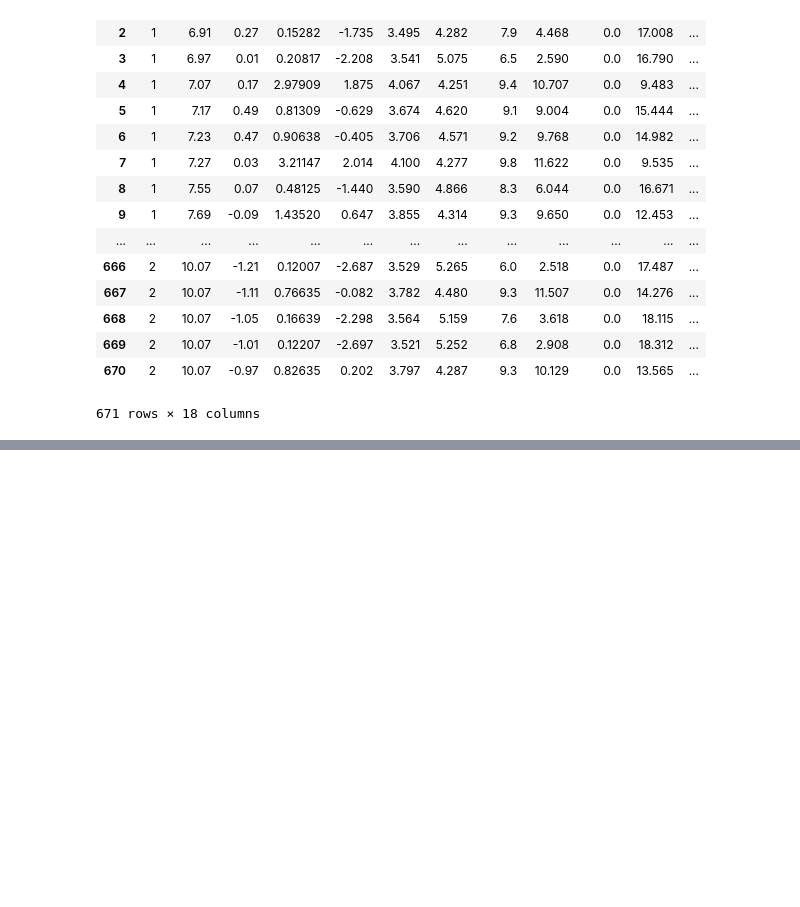
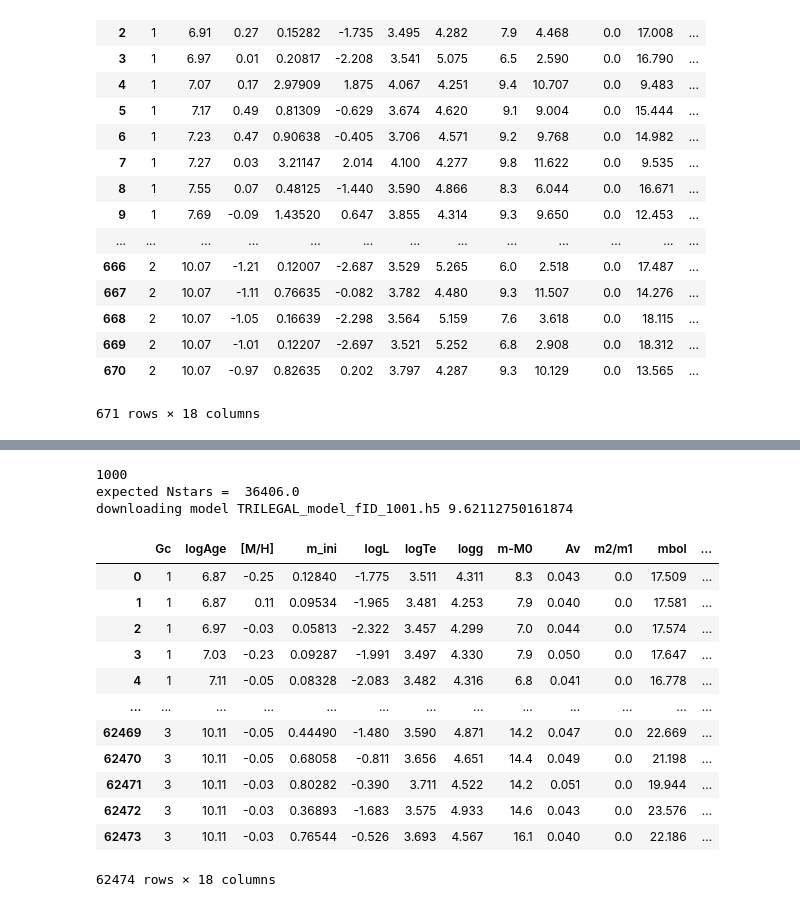
Before and after one commit to ageller/EB-LSST, a Jupyter notebook: input/TRILEGALmodels/getAllTRILEGAL.ipynb, the cells around one changed output, grey strips where cells are left out. Drawn from its saved outputs; the diff is of its cells as text; code cells hidden in the pictures; blank space fills up the shorter version.

```diff
--- a/input/TRILEGALmodels/getAllTRILEGAL.ipynb
+++ b/input/TRILEGALmodels/getAllTRILEGAL.ipynb
@@ -147,0 +182,46 @@ df2
+# %%
+galaxy = TRILEGAL()
+galaxy.maglim = 30
+
+i = np.where(OpS.fieldID == 1001)[0][0]
+print(i)
+
+galaxy.RA = OpS.RA[i]
+galaxy.Dec = OpS.Dec[i]
+galaxy.fieldID = OpS.fieldID[i]
+galaxy.tmpfname = 'TRILEGAL_model_fID_'+str(int(OpS.fieldID[i]))+'.h5'
+galaxy.tmpdir = '/Users/ageller/WORK/LSST/onGitHub/EBLSST/testing/TRILEGAL/'
+
+headVal = head.loc[(head['OpSimID'] == OpS.fieldID[i])]
+if (len(headVal.index) > 0):
+    print("expected Nstars = ",headVal['NstarsTRILEGAL'].iloc[0])
+    if (headVal['NstarsTRILEGAL'].iloc[0] > Nmax):
+        galaxy.area = area0*(Nmax/headVal['NstarsTRILEGAL'].iloc[0])**2.
+
+        print("reducing area to", galaxy.area)
+else:
+    print('dont have OpSim field in header ', OpS.fieldID[i], len(headVal.index))
+
+galaxy.downloadModel()
+# %% [output]
+1000
+expected Nstars =  36406.0
+downloading model TRILEGAL_model_fID_1001.h5 9.62112750161874
+# %%
+f1 = '/Users/ageller/WORK/LSST/onGitHub/EBLSST/input/TRILEGALmodels/TRILEGAL_model_fID_1001.h5'
+df1 = pd.read_hdf(f1)
+df1
+# %% [output]
+|  | Gc | logAge | [M/H] | m_ini | logL | logTe | logg | m-M0 | Av | m2/m1 | mbol | ... |
+| 0 | 1 | 6.87 | -0.25 | 0.12840 | -1.775 | 3.511 | 4.311 | 8.3 | 0.043 | 0.0 | 17.509 | ... |
+| 1 | 1 | 6.87 | 0.11 | 0.09534 | -1.965 | 3.481 | 4.253 | 7.9 | 0.040 | 0.0 | 17.581 | ... |
+| 2 | 1 | 6.97 | -0.03 | 0.05813 | -2.322 | 3.457 | 4.299 | 7.0 | 0.044 | 0.0 | 17.574 | ... |
+| 3 | 1 | 7.03 | -0.23 | 0.09287 | -1.991 | 3.497 | 4.330 | 7.9 | 0.050 | 0.0 | 17.647 | ... |
+| 4 | 1 | 7.11 | -0.05 | 0.08328 | -2.083 | 3.482 | 4.316 | 6.8 | 0.041 | 0.0 | 16.778 | ... |
+| ... | ... | ... | ... | ... | ... | ... | ... | ... | ... | ... | ... | ... |
+| 62469 | 3 | 10.11 | -0.05 | 0.44490 | -1.480 | 3.590 | 4.871 | 14.2 | 0.047 | 0.0 | 22.669 | ... |
+| 62470 | 3 | 10.11 | -0.05 | 0.68058 | -0.811 | 3.656 | 4.651 | 14.4 | 0.049 | 0.0 | 21.198 | ... |
+| 62471 | 3 | 10.11 | -0.03 | 0.80282 | -0.390 | 3.711 | 4.522 | 14.2 | 0.051 | 0.0 | 19.944 | ... |
+| 62472 | 3 | 10.11 | -0.03 | 0.36893 | -1.683 | 3.575 | 4.933 | 14.6 | 0.043 | 0.0 | 23.576 | ... |
+| 62473 | 3 | 10.11 | -0.03 | 0.76544 | -0.526 | 3.693 | 4.567 | 16.1 | 0.040 | 0.0 | 22.186 | ... |
+62474 rows × 18 columns
```
Also changed, not shown: parts of 10 cells of this notebook, 5 other files.
